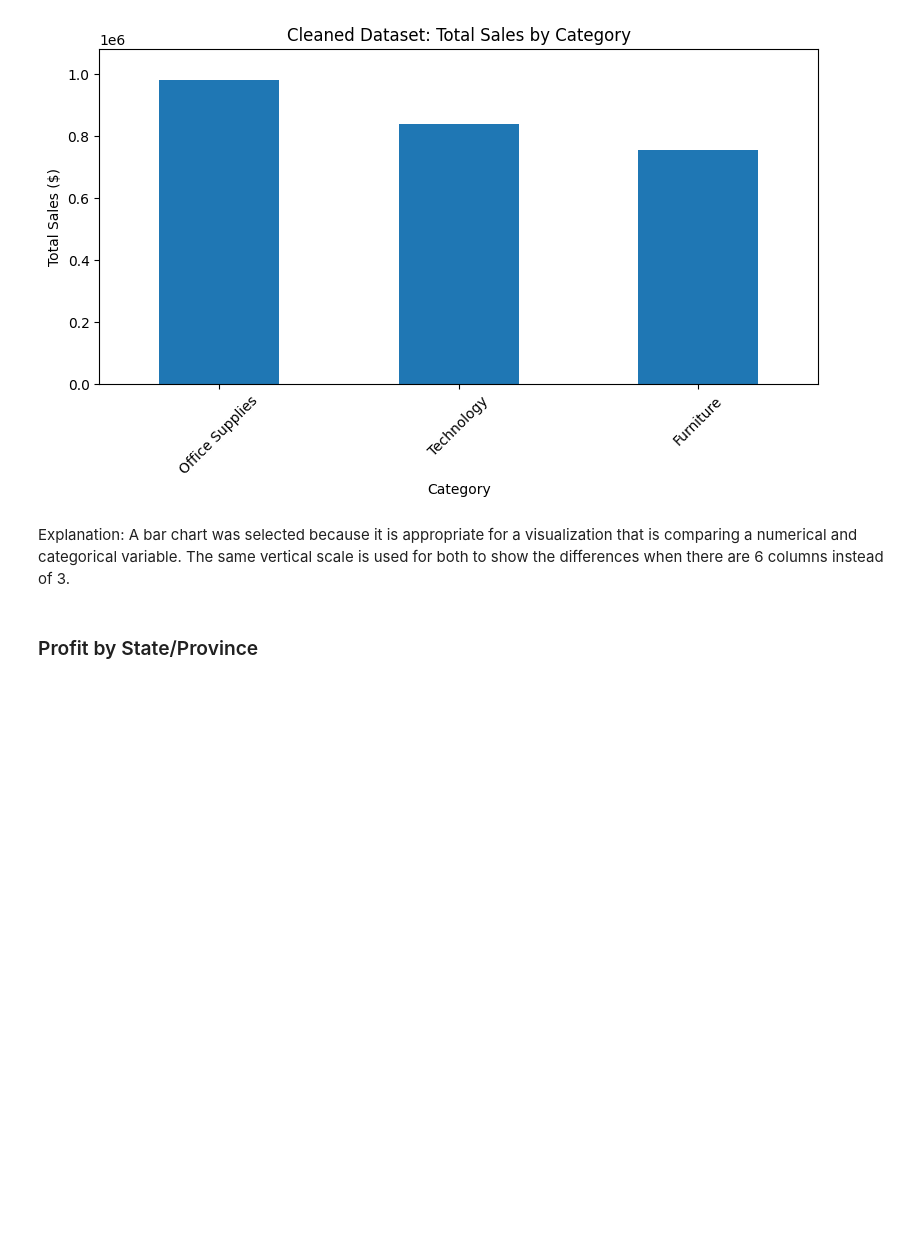
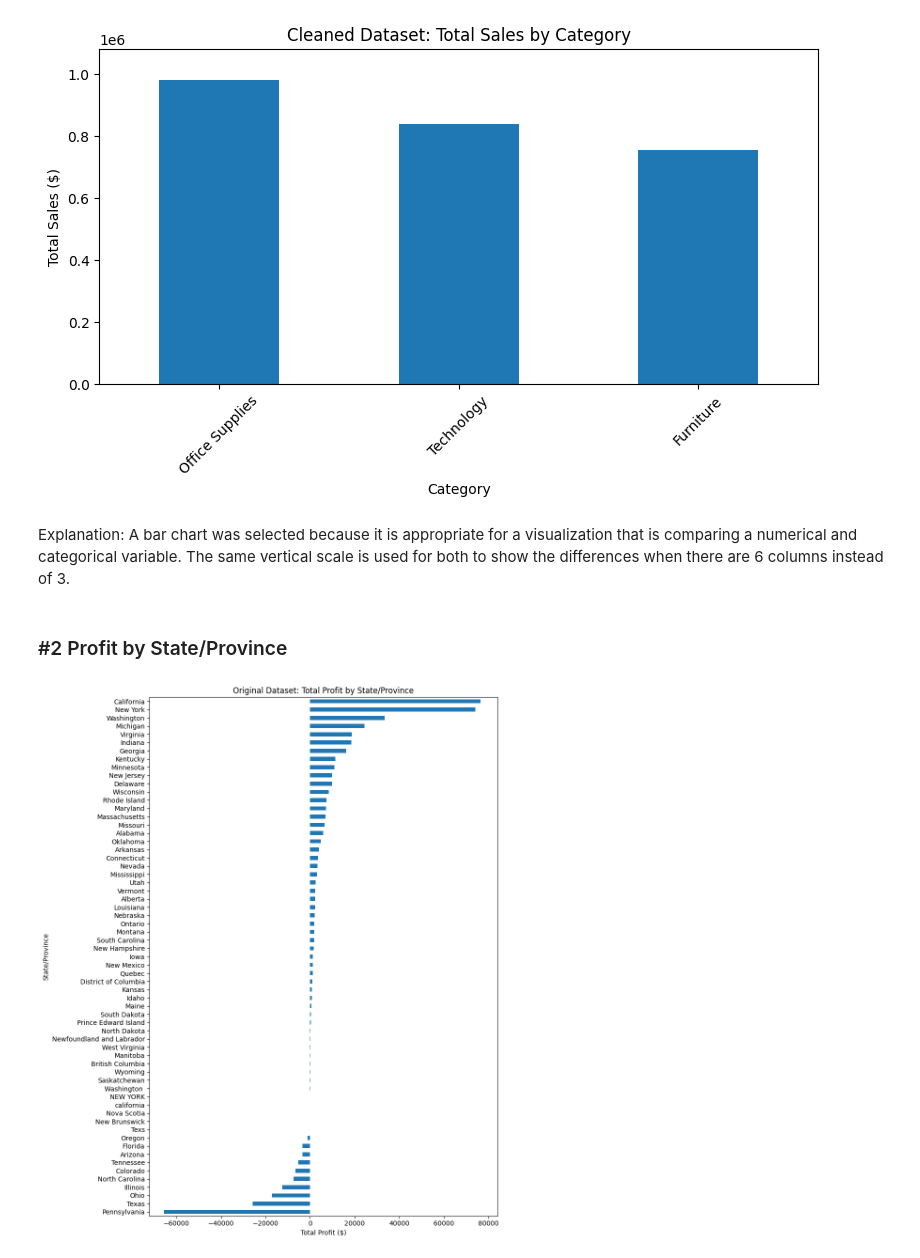
Before and after one commit to DavidRayle11/Data-401, a Jupyter notebook: HW3.ipynb, the cells around one changed output. Cells and saved outputs as stored; diff of their text form; code cells hidden in the pictures; blank space fills up the shorter version.

```diff
--- a/HW3.ipynb
+++ b/HW3.ipynb
@@ -1115,0 +1124,9 @@ Order Date after Ship Date: 0
+# %%
+clean["State/Province"] = clean["State/Province"].str.strip()
+
+clean["State/Province"] = clean["State/Province"].replace({
+    "texs": "Texas",
+    "Texs": "Texas",
+    "NEW YORK": "New York",
+    "california": "California"
+})
@@ -1285,4 +1322,37 @@ plt.show()
 # %% [markdown]
 Explanation: A bar chart was selected because it is appropriate for a visualization that is comparing a numerical and categorical variable. The same vertical scale is used for both to show the differences when there are 6 columns instead of 3.
 # %% [markdown]
-### Profit by State/Province
+### #2 Profit by State/Province
+# %%
+original_profit_state = (
+    df.groupby("State/Province")["Profit"]
+    .sum()
+    .sort_values()
+)
+
+clean_profit_state = (
+    clean.groupby("State/Province")["Profit"]
+    .sum()
+    .sort_values()
+)
+# %%
+min_profit = min(
+    original_profit_state.min(),
+    clean_profit_state.min()
+)
+
+max_profit = max(
+    original_profit_state.max(),
+    clean_profit_state.max()
+)
+# %%
+plt.figure(figsize=(10, 12))
+original_profit_state.plot(kind="barh")
+plt.title("Original Dataset: Total Profit by State/Province")
+plt.xlabel("Total Profit ($)")
+plt.ylabel("State/Province")
+plt.xlim(min_profit * 1.10, max_profit * 1.10)
+plt.tight_layout()
+plt.show()
+# %% [output]
+[figure, added]
```
Also changed, not shown: parts of 31 cells of this notebook, 2 other files.
